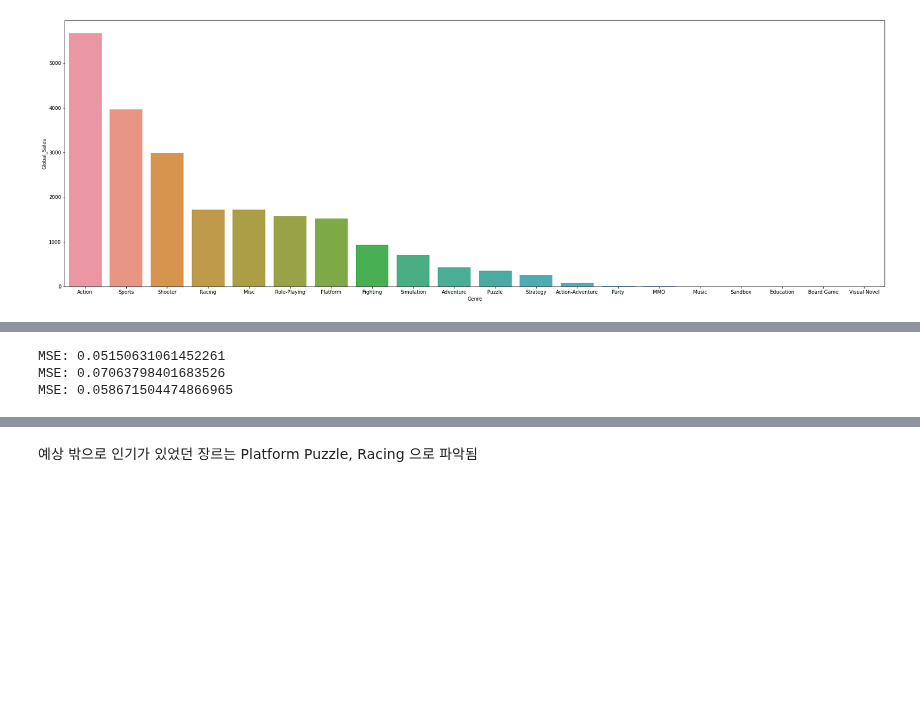
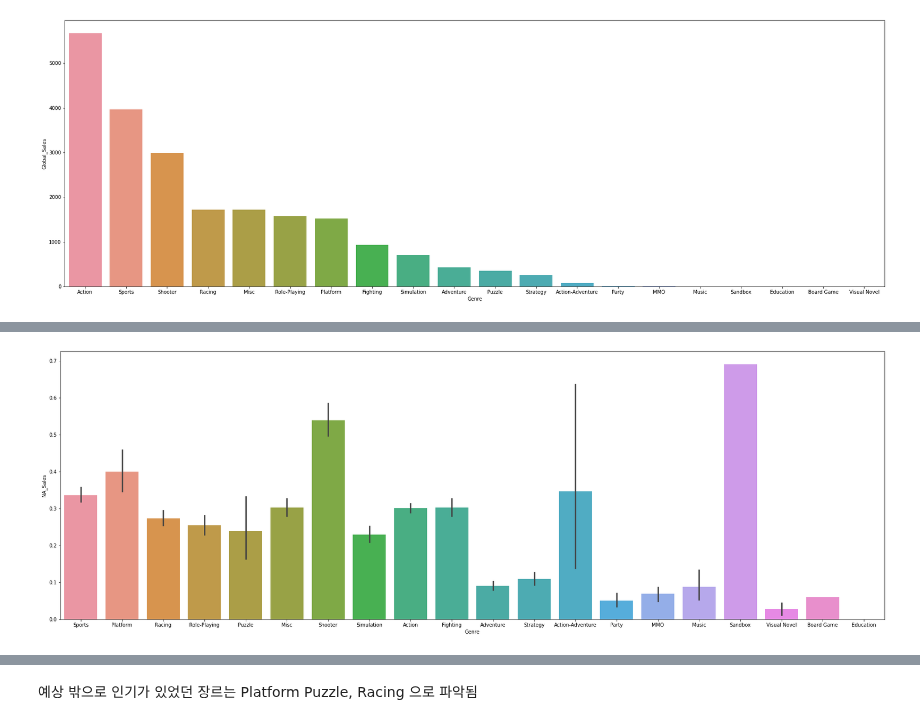
Before and after one commit to Georgia-MAX-holic/Footprints, a Jupyter notebook: PJ/game_sale/New/Game_Sales.ipynb, the cells around one changed output, grey strips where cells are left out. Saved outputs shown, nothing was run; the diff lists cells and outputs as text; code cells hidden in the pictures; blank space fills up the shorter version.

```diff
--- a/PJ/game_sale/New/Game_Sales.ipynb
+++ b/PJ/game_sale/New/Game_Sales.ipynb
@@ -89,3 +111,8 @@ SNS_BAR_PLOT("Genre","Global_Sales",df_Genre)
+# %%
+plt.figure(figsize=(30,10))
+graph = sns.barplot(x="Genre", y="NA_Sales", data=graph_genre)
+# %% [output]
+[figure, added]
 # %%
 import numpy as np
 USE=df[["Name","Year","Platform","Genre","Publisher","NA_Sales","JP_Sales","EU_Sales","Other_Sales","Global_Sales"]].dropna()
@@ -111,13 +135,9 @@ def LinearRegression_use(features, target):
    USE["compare"]=USE["linear"]<USE[target]
    return USE
 # %%
-LinearRegression_test("Global_Sales" , "JP_Sales" )
-LinearRegression_test("Global_Sales" , "NA_Sales" )
-LinearRegression_test("Global_Sales" , "EU_Sales" )
+#LinearRegression_use("Global_Sales" , "JP_Sales" )
+#LinearRegression_use("Global_Sales" , "NA_Sales" )
+#LinearRegression_use("Global_Sales" , "EU_Sales" )
-# %% [output]
-MSE: 0.05150631061452261
-MSE: 0.07063798401683526
-MSE: 0.058671504474866965
 # %%
 USE_LIST = ["Name","Platform","Genre","Publisher","Global_Sales","JP_Sales","compare","linear"]
 # %%
```
Also changed, not shown: parts of 9 cells of this notebook.
